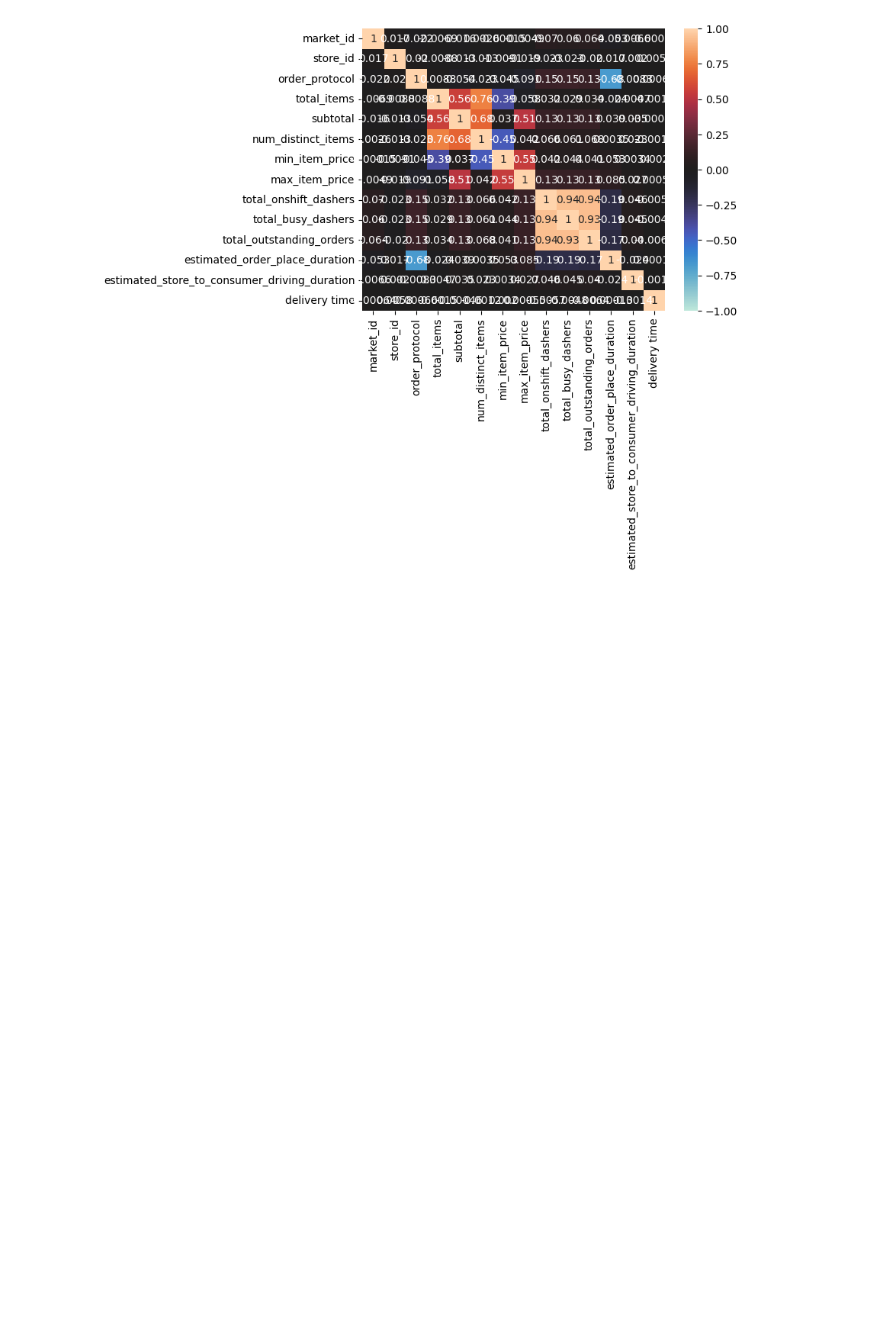
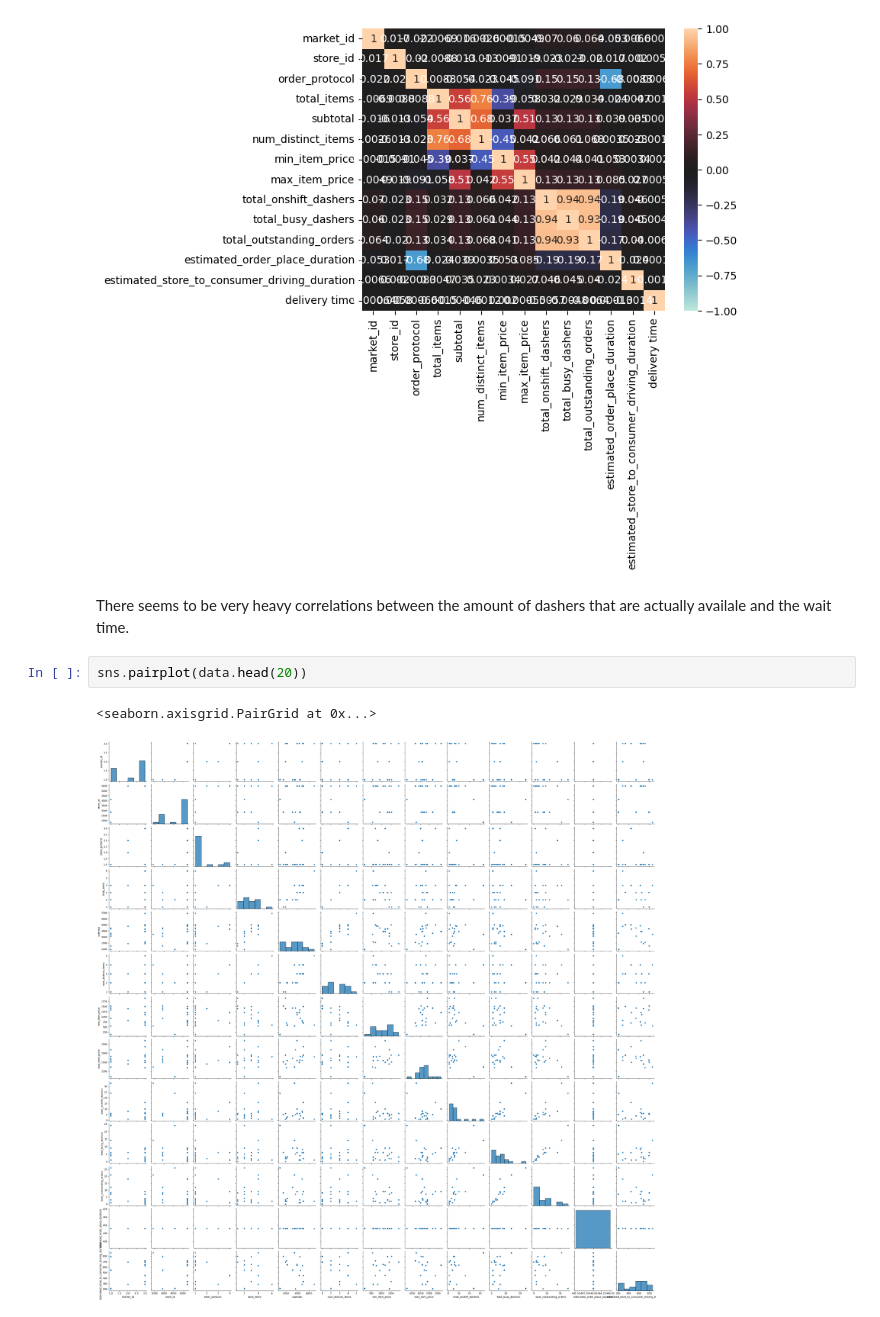
Before and after one commit to Sherif-Elfiky/CSE151AProj, a Jupyter notebook: 151AProject.ipynb, the cells around one changed output. Cells and saved outputs as stored; diff of their text form; blank space fills up the shorter version.

```diff
--- a/151AProject.ipynb
+++ b/151AProject.ipynb
@@ -72,3 +78,10 @@ sns.heatmap(data.corr(), annot = True, vmin=-1, vmax=1, center= 0)
 # %% [output]
 <Axes: >
 [figure]
+# %% [markdown]
+There seems to be very heavy correlations between the amount of dashers that are actually availale and the wait time.
+# %%
+sns.pairplot(data.head(20))
+# %% [output]
+<seaborn.axisgrid.PairGrid at 0x...>
+[figure, added]
```
Also changed, not shown: parts of 2 cells of this notebook.
